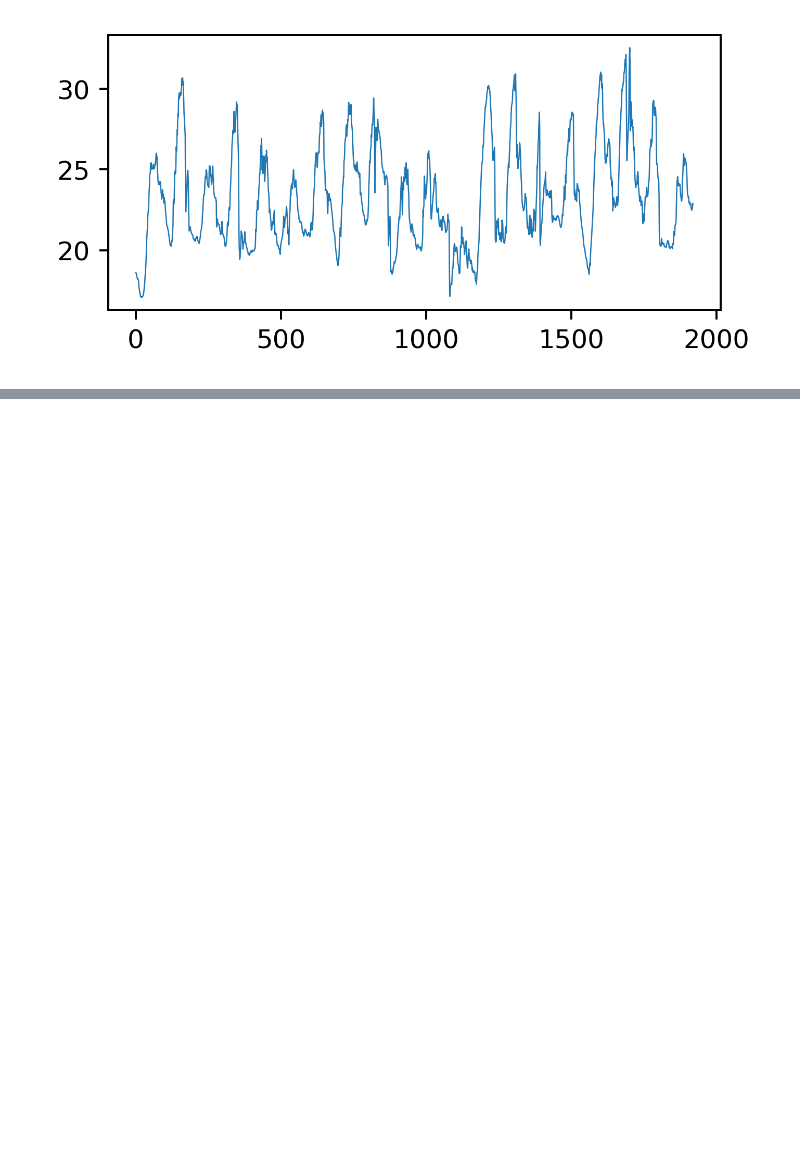
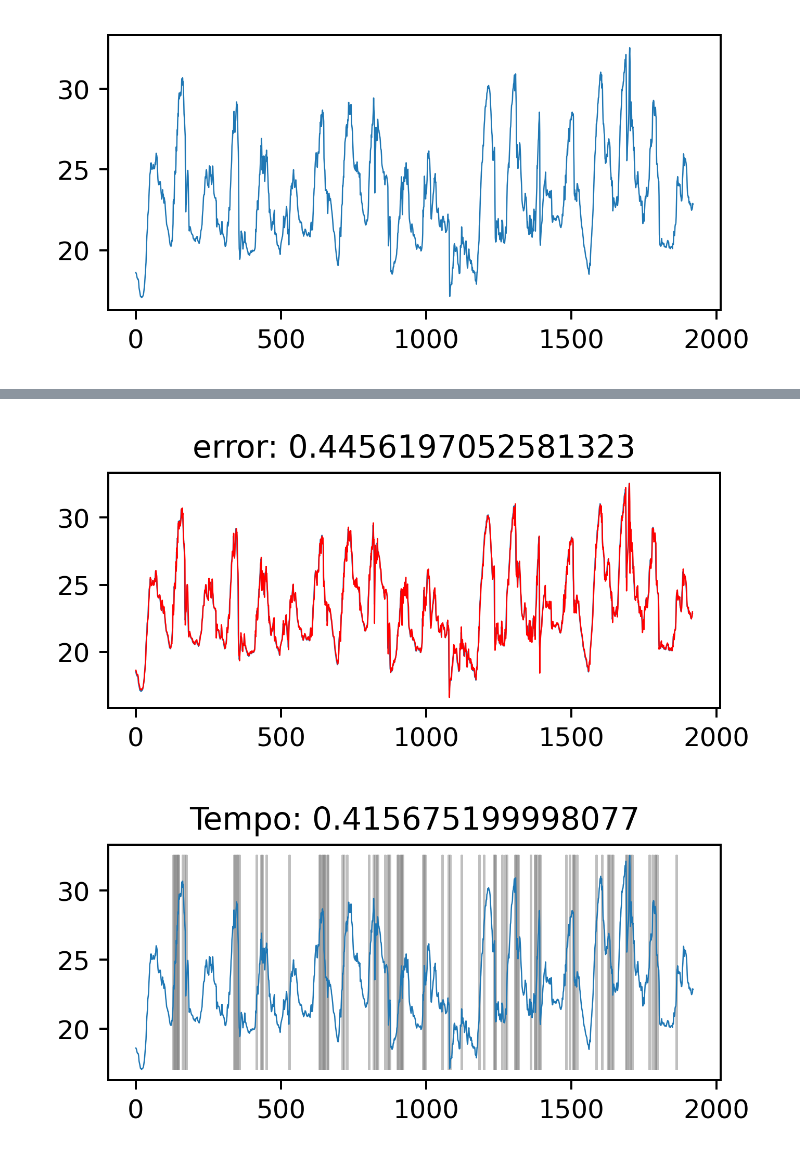
Before and after one commit to BobVitorBob/XTSTree, a Jupyter notebook: evaluate_topdown.ipynb, the cells around one changed output, grey strips where cells are left out. Saved outputs shown, nothing was run; the diff lists cells and outputs as text; code cells hidden in the pictures; blank space fills up the shorter version.

```diff
--- a/evaluate_topdown.ipynb
+++ b/evaluate_topdown.ipynb
@@ -8,0 +4,15 @@ from plot import plot
+# %%
+def group_data(data, window_size=96):
+    """
+    Separa o vetor data em pares de vetores X de entrada e valor de predição y
+    data: Conjunto de dados
+    window_size: Tamanho dos vetores de dados em X
+    Retorna o vetor X e Y
+    """
+    data_X = []
+    data_Y = []
+    len_data = len(data)
+    for i in range(len_data - window_size):
+        data_X.append(data[i:i + window_size])
+        data_Y.append(data[i + window_size])
+    return np.array(data_X), np.array(data_Y)
@@ -28,0 +82,16 @@ plot(series, divisions=ph_model.cut_points())
+# %%
+lag = 2
+
+X, y = group_data(series, lag)
+m_model, _, _, _ = apply_lr(X, y)
+yhat = m_model.predict(X)
+error = rmse(series[lag:], yhat)
+plot(series[lag:], sec_plots=[yhat], title=f'error: {error}')
+
+t = perf_counter()
+tdr_model = XTSTreeTopDownReg(stop_val=0.3, max_iter=100, min_dist=0, lag=lag)
+tdr_model = tdr_model.create_splits(series)
+plot(series, divisions=tdr_model.cut_points(), title=f'Tempo: {perf_counter() - t}')
+# %% [output]
+[figure, added]
+[figure, added]
```
Also changed, not shown: parts of 12 cells of this notebook.
